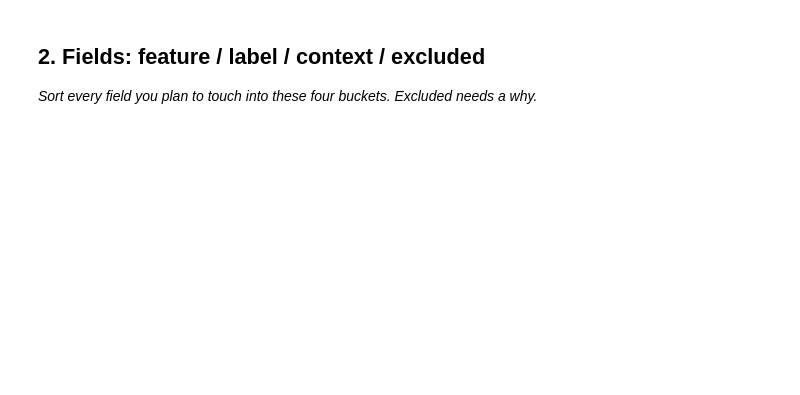
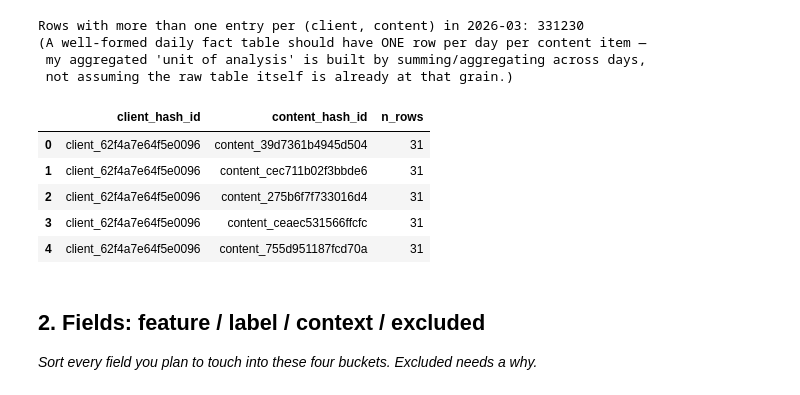
Before and after one commit to MisbahSangi/flyrank-ml-internship-misbah, a Jupyter notebook: work/notebooks/w03_data_contract.ipynb, the cells around one changed output. Saved outputs shown, nothing was run; the diff lists cells and outputs as text; code cells hidden in the pictures; blank space fills up the shorter version.

```diff
--- a/work/notebooks/w03_data_contract.ipynb
+++ b/work/notebooks/w03_data_contract.ipynb
@@ -12,0 +11,30 @@ This skeleton is yours to fill. Work the sections **in order** — each one has
+# %%
+import os, sys, subprocess
+IN_COLAB = "google.colab" in sys.modules
+REPO_URL = "https://github.com/MisbahSangi/flyrank-ml-internship-misbah"
+REPO_DIR = "flyrank-ml-internship-misbah"
+
+if IN_COLAB:
+    if not os.path.isdir(REPO_DIR):
+        subprocess.run(["git", "clone", "--depth", "1", REPO_URL, REPO_DIR], check=True)
+    os.chdir(REPO_DIR)
+    subprocess.run([sys.executable, "-m", "pip", "install", "-q", "duckdb", "huggingface_hub"], check=True)
+elif os.path.basename(os.getcwd()) == "notebooks":
+    os.chdir("..")
+
+import os, getpass
+HF_TOKEN = os.environ.get('HF_TOKEN') or getpass.getpass('my key removed to save it on github')
+
+import duckdb
+con = duckdb.connect()
+con.execute(f"CREATE OR REPLACE SECRET hf (TYPE huggingface, TOKEN '{HF_TOKEN}')")
+
+REL = 'hf://datasets/FlyRank/internship-warehouse'
+TABLES = {
+    'dim_clients':   f"read_parquet('{REL}/dim_clients.parquet')",
+    'dim_content':   f"read_parquet('{REL}/dim_content.parquet')",
+    'fact_daily':    f"read_parquet('{REL}/fact_content_daily_performance/**/*.parquet')",
+    'fact_sample':   f"read_parquet('{REL}/fact_content_daily_performance_sample.parquet')",
+    'fact_query_90d':f"read_parquet('{REL}/fact_content_query_90d.parquet')",
+}
+print("Connected. Tables ready:", list(TABLES.keys()))
@@ -13,3 +56,29 @@ This skeleton is yours to fill. Work the sections **in order** — each one has
+# %%
+# Verify: confirm the grain — one row per (client, content) at the chosen anchor month
+grain_check = con.sql(f"""
+    SELECT client_hash_id, content_hash_id, COUNT(*) AS n_rows
+    FROM {TABLES['fact_daily']}
+    WHERE date_trunc('month', report_date) = DATE '2026-03-01'
+    GROUP BY 1, 2
+    HAVING COUNT(*) > 1
+""").df()
+
+print(f"Rows with more than one entry per (client, content) in 2026-03: {len(grain_check)}")
+print("(A well-formed daily fact table should have ONE row per day per content item —")
+print(" my aggregated 'unit of analysis' is built by summing/aggregating across days,")
+print(" not assuming the raw table itself is already at that grain.)")
+grain_check.head()
+# %% [output]
+Rows with more than one entry per (client, content) in 2026-03: 331230
+(A well-formed daily fact table should have ONE row per day per content item —
+ my aggregated 'unit of analysis' is built by summing/aggregating across days,
+ not assuming the raw table itself is already at that grain.)
+|  | client_hash_id | content_hash_id | n_rows |
+| 0 | client_62f4a7e64f5e0096 | content_39d7361b4945d504 | 31 |
+| 1 | client_62f4a7e64f5e0096 | content_cec711b02f3bbde6 | 31 |
+| 2 | client_62f4a7e64f5e0096 | content_275b6f7f733016d4 | 31 |
+| 3 | client_62f4a7e64f5e0096 | content_ceaec531566ffcfc | 31 |
+| 4 | client_62f4a7e64f5e0096 | content_755d951187fcd70a | 31 |
 # %% [markdown]
 ## 2. Fields: feature / label / context / excluded
 
```
Also changed, not shown: parts of 14 cells of this notebook.
